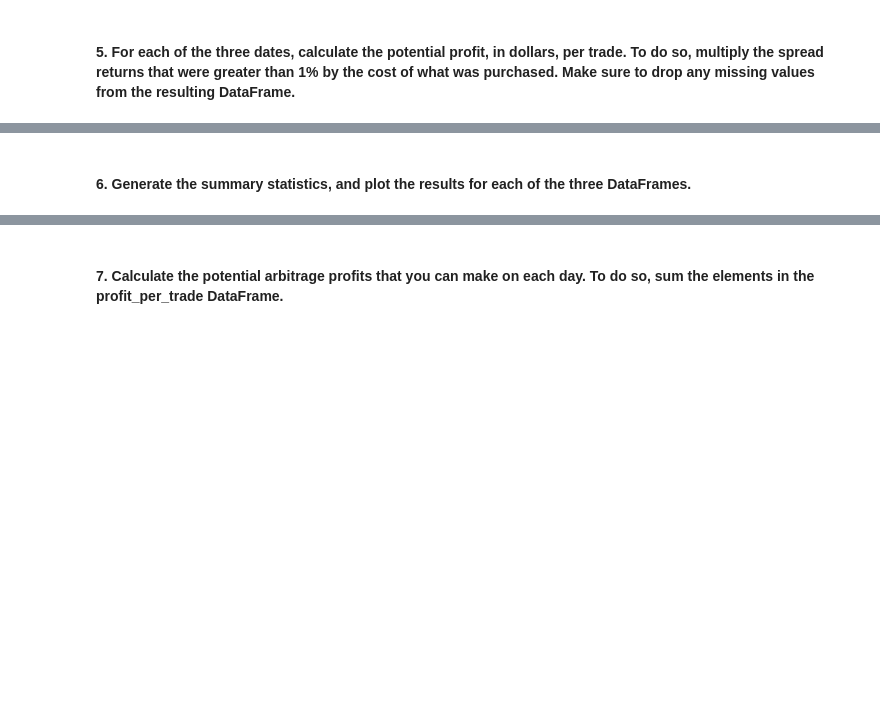
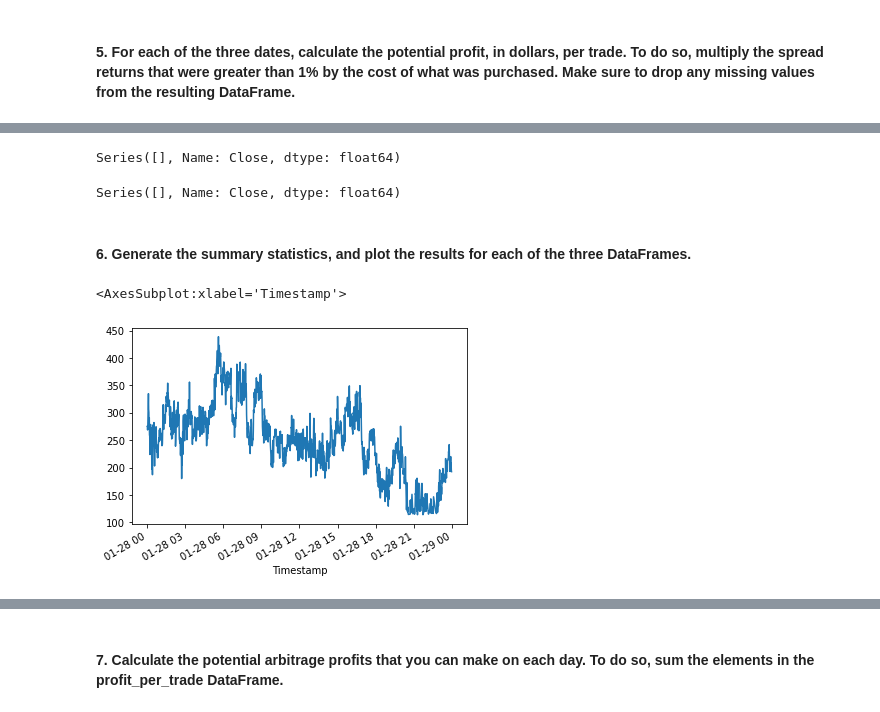
Before and after one commit to rrmangum/Bitcoin_Arbitrage_Trading_Opportunities_2018, a Jupyter notebook: crypto_arbitrage.ipynb, the cells around one changed output, grey strips where cells are left out. Cells and saved outputs as stored; diff of their text form; code cells hidden in the pictures; blank space fills up the shorter version.

Commit message:
Completed all arbitrage calculations and visualizations

```diff
--- a/crypto_arbitrage.ipynb
+++ b/crypto_arbitrage.ipynb
@@ -539,7 +539,8 @@ arbitrage_spread_late = bitstamp_sliced.loc["2018-03-13"] - coinbase_sliced.loc[
 
 # Use a conditional statement to generate the summary statistics for each arbitrage_spread DataFrame
 boolean_filter_early = arbitrage_spread_early > 0
-arbitrage_spread_early.loc[boolean_filter_early].describe()
+arb_spread_early_filter = arbitrage_spread_early.loc[boolean_filter_early]
+arb_spread_early_filter.describe()
 # %% [output]
 count    1436.000000
 mean      247.552326
@@ -581,7 +584,7 @@ Name: Close, dtype: float64
 # %%
 # For the date early in the dataset, calculate the spread returns by dividing the instances when the arbitrage spread is positive (> 0)
 # by the price of Bitcoin from the exchange you are buying on (the lower-priced exchange).
-spread_return_early= # YOUR CODE HERE
+spread_return_early = arb_spread_early_filter / coinbase_sliced.loc["2018-01-28"]
 
 # Review the spread return DataFrame
-# YOUR CODE HERE
+spread_return_early
@@ -590,7 +629,7 @@ spread_return_early= # YOUR CODE HERE
 # %%
 # For the date early in the dataset, determine the number of times your trades with positive returns
 # exceed the 1% minimum threshold (.01) that you need to cover your costs
-profitable_trades_early = # YOUR CODE HERE
+profitable_trades_early = spread_return_early[spread_return_early > 0.01]
 
 # Review the first five profitable trades
-# YOUR CODE HERE
+profitable_trades_early.head()
@@ -605,10 +696,11 @@ profitable_trades_early = # YOUR CODE HERE
 # %%
 # For the date early in the dataset, calculate the potential profit per trade in dollars
 # Multiply the profitable trades by the cost of the Bitcoin that was purchased
-profit_early = # YOUR CODE HERE
+profit_early = profitable_trades_early * coinbase_sliced.loc["2018-01-28"]
+
 
 # Drop any missing values from the profit DataFrame
-profit_per_trade_early = # YOUR CODE HERE
+profit_per_trade_early = profit_early.dropna()
 
 # View the early profit DataFrame
-# YOUR CODE HERE
+profit_per_trade_early
@@ -615,5 +721,21 @@ profit_per_trade_early = # YOUR CODE HERE
+# %%
+profit_middle = profitable_trades_middle * coinbase_sliced.loc["2018-02-16"]
+profit_per_trade_middle = profit_middle.dropna()
+profit_per_trade_middle
+# %% [output]
+Series([], Name: Close, dtype: float64)
+# %%
+profit_late = profitable_trades_late * coinbase_sliced.loc["2018-03-13"]
+profit_per_trade_late = profit_late.dropna()
+profit_per_trade_late
+# %% [output]
+Series([], Name: Close, dtype: float64)
 # %% [markdown]
 #### 6. Generate the summary statistics, and plot the results for each of the three DataFrames.
 # %%
 # Generate the summary statistics for the early profit per trade DataFrame
-# YOUR CODE HERE
+profit_per_trade_early.describe()
+profit_per_trade_early.plot()
+# %% [output]
+<AxesSubplot:xlabel='Timestamp'>
+[figure, added]
```
Also changed, not shown: parts of 23 cells of this notebook.
